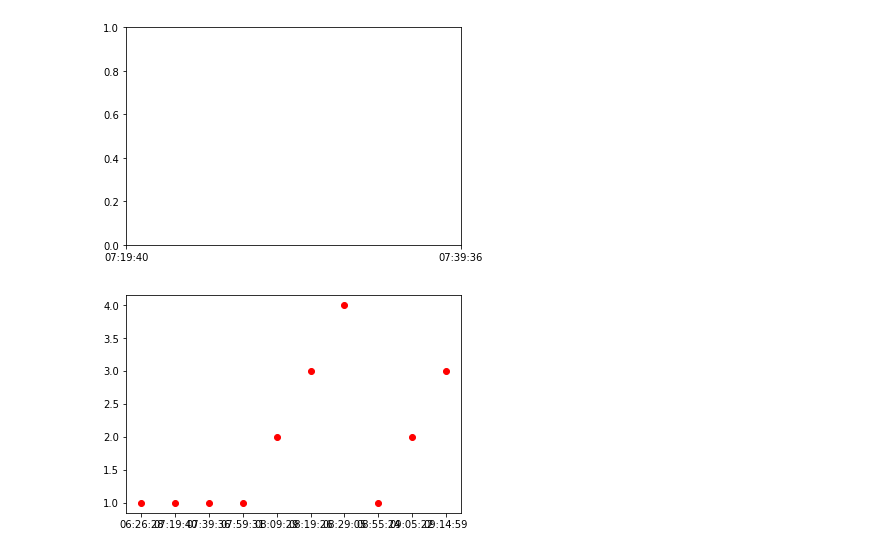
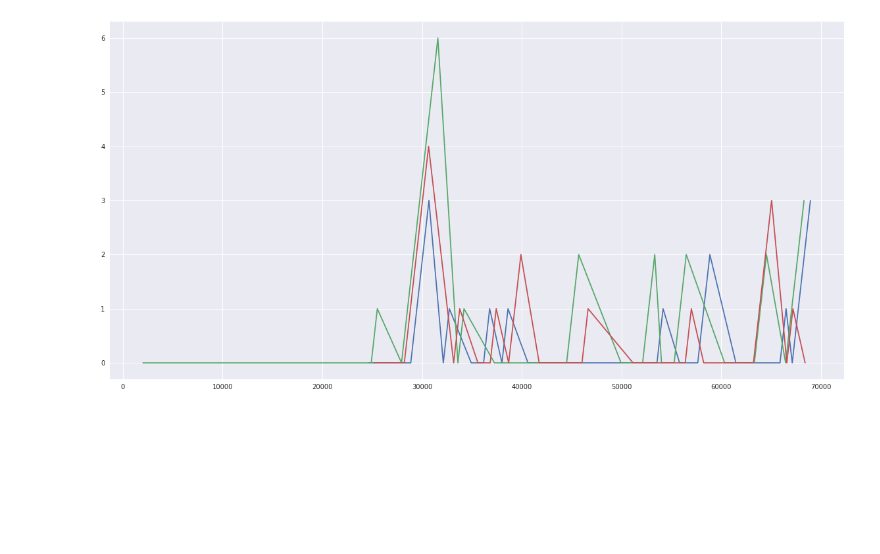
Before and after one commit to BANSAL321/Traffic_prediction, a Jupyter notebook: gis_project/code/Visualize_data.ipynb, the cells around one changed output. Cells and saved outputs as stored; diff of their text form; code cells hidden in the pictures; blank space fills up the shorter version.

```diff
--- a/gis_project/code/Visualize_data.ipynb
+++ b/gis_project/code/Visualize_data.ipynb
@@ -5,15 +7,7 @@ from matplotlib import pyplot
+# %%
+sns.set()
 # %%
-july1=pd.read_csv('/home/b/Desktop/Gi/gis_project/Data_train/356ew/356_EW_1july_150218661.csv')
-july4=pd.read_csv('/home/b/Desktop/Gi/gis_project/Data_train/356ew/356_EW_4july_150218661.csv')
-july5=pd.read_csv('/home/b/Desktop/Gi/gis_project/Data_train/356ew/356_EW_5july_150218661.csv')
+july1=pd.read_csv('/home/b/Desktop/Traffic_prediction/gis_project/Data_train/356ew/356_EW_1july_150218661.csv')
+july4=pd.read_csv('/home/b/Desktop/Traffic_prediction/gis_project/Data_train/356ew/356_EW_4july_150218661.csv')
+july5=pd.read_csv('/home/b/Desktop/Traffic_prediction/gis_project/Data_train/356ew/356_EW_5july_150218661.csv')
+# fig, ax = pyplot.subplots(1)
-# %%
-july1_data_x=july1[['Start_Time']].copy()
-july1_data_y=july1[['Flag']].copy()
-x=july1_data_x.as_matrix().reshape(-1)
-y=july1_data_y.as_matrix().reshape(-1)
-fig, ax = pyplot.subplots(1)
-pyplot.plot(x[:10],y[:10],'ro')
-pyplot.show()
-# %% [output]
-[figure, removed]
-[figure, removed]
@@ -22,0 +14,34 @@ y=np.
+# %%
+fig, ax = pyplot.subplots(figsize=(20, 10))
+july1_data_x=july1[['Day_time']].copy()
+july1_data_y=july1[['Flag']].copy()
+x1=july1_data_x.as_matrix().reshape(-1)
+y1=july1_data_y.as_matrix().reshape(-1)
+
+
+
+july4_data_x=july4[['Day_time']].copy()
+july4_data_y=july4[['Flag']].copy()
+
+x2=july4_data_x.as_matrix().reshape(-1)
+y2=july4_data_y.as_matrix().reshape(-1)
+
+
+
+july5_data_x=july5[['Day_time']].copy()
+july5_data_y=july5[['Flag']].copy()
+
+x3=july5_data_x.as_matrix().reshape(-1)
+y3=july5_data_y.as_matrix().reshape(-1)
+
+
+# fig, ax = pyplot.subplots(1)
+pyplot.plot(x1,y1,)
+#ax = f1.add_subplot()
+# pyplot.show()
+
+pyplot.plot(x2,y2)
+pyplot.plot(x3,y3)
+pyplot.show()
+# %% [output]
+[figure, added]
```
Also changed, not shown: parts of 7 cells of this notebook, 57 other files.
